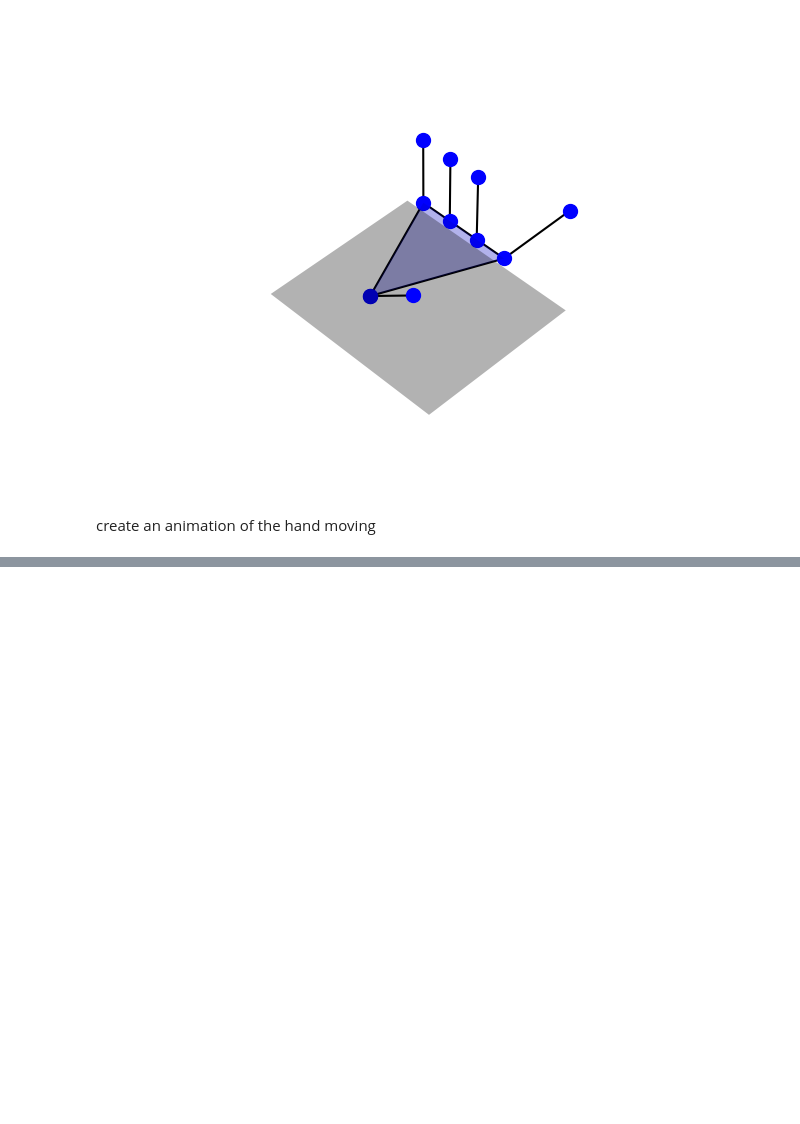
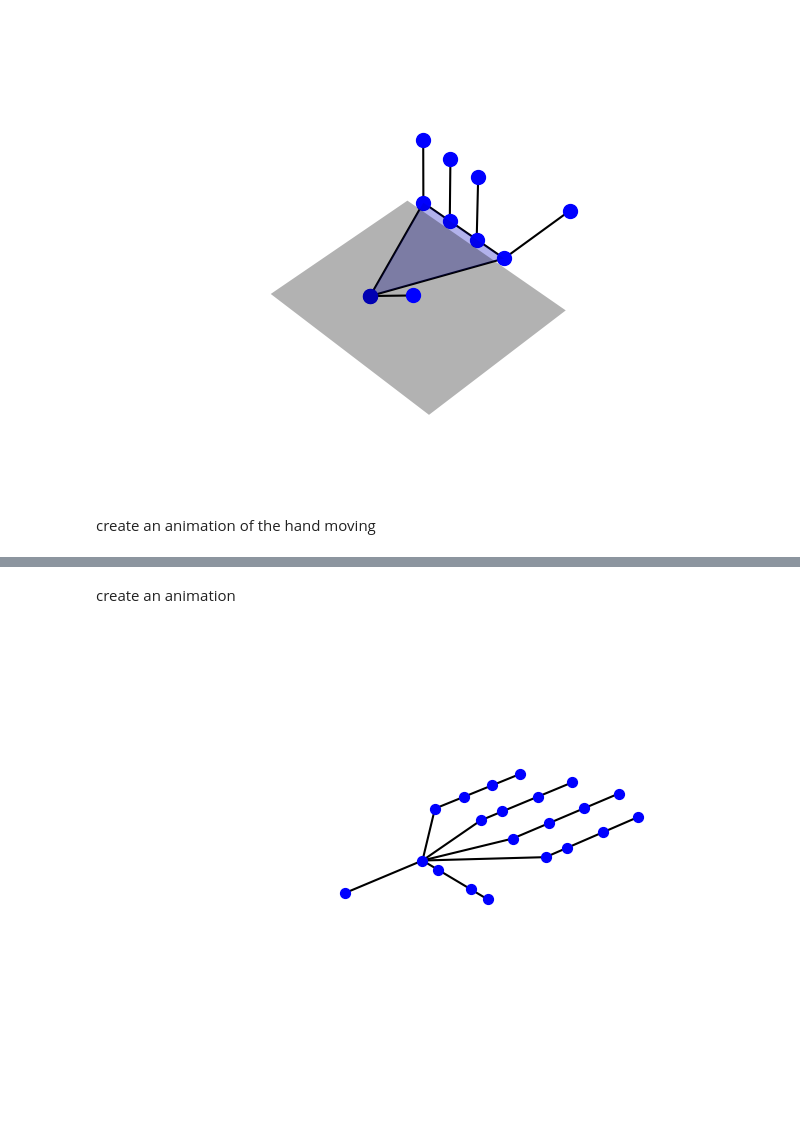
Before and after one commit to jtcostello/simplehand, a Jupyter notebook: draw-hand-example.ipynb, the cells around one changed output, grey strips where cells are left out. Drawn from its saved outputs; the diff is of its cells as text; code cells hidden in the pictures; blank space fills up the shorter version.

```diff
--- a/draw-hand-example.ipynb
+++ b/draw-hand-example.ipynb
@@ -22,7 +22,7 @@ create an animation of the hand moving
 # %%
 plt.close('all')
 
-hand = Hand()
+hand = SuperSimpleHand()
 fig = hand.fig
 hand.draw(idx_flexion=0, mrs_flexion=0, thumb_flexion=0)
 def animate(i):
@@ -40,2 +55,30 @@ anim = FuncAnimation(fig, animate, frames=range(0, 20), interval=200)
+# %% [markdown]
+create an animation
+# %%
+# create animation
+fig = plt.figure()
+ax = fig.add_subplot(111, projection='3d')
+# make the subplot fill the figure
+fig.subplots_adjust(left=0, right=1, bottom=0, top=1)
+
+
+hand = SimpleHand(fig, ax)
+hand.draw()
+def animate(i):
+    hand.ax.clear()
+    hand.set_flex(idx=max(min((i-6)/30.0, 1), 0),
+                    mid=max(min((i-4)/30.0, 1), 0),
+                    ri=max(min((i-2)/30.0, 1), 0),
+                    pi=max(min((i-0)/30.0, 1), 0),
+                    th=max(min((i-8)/30.0, 1), 0),)
+    hand.draw()
+    return hand.ax
+
+from matplotlib.animation import FuncAnimation
+anim = FuncAnimation(fig, animate, frames=range(0, 40), interval=100)
+
+# anim.save('hand_v2.gif', writer='imagemagick')
+# %% [output]
+[figure, added]
 # %%
 plt.close('all')
```
Also changed, not shown: parts of 6 cells of this notebook, 3 other files.
